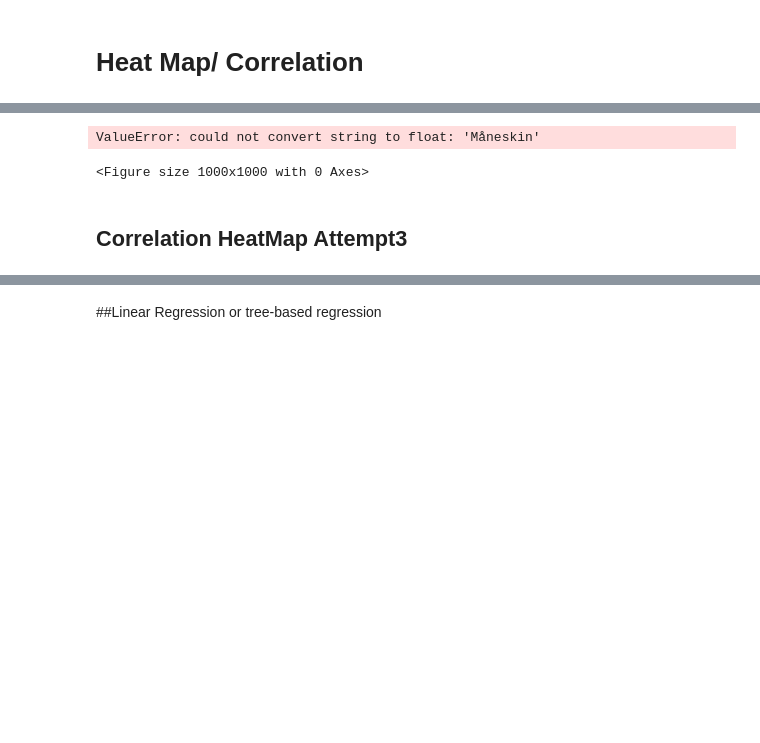
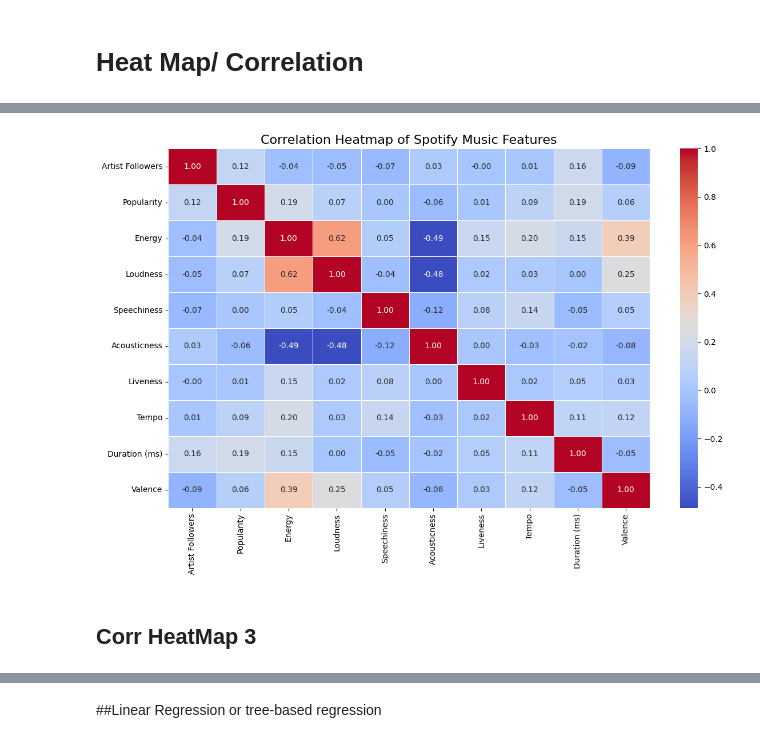
Before and after one commit to JuanReyesAn/Data-Science-Portfolio-C21, a Jupyter notebook: Projects/Project-4/Spotify.Description.for.Students.ipynb, the cells around one changed output, grey strips where cells are left out. Drawn from its saved outputs; the diff is of its cells as text; code cells hidden in the pictures; blank space fills up the shorter version.

```diff
--- a/Projects/Project-4/Spotify.Description.for.Students.ipynb
+++ b/Projects/Project-4/Spotify.Description.for.Students.ipynb
@@ -395,7 +385,7 @@ spotify_c2 = spotify.copy()
 # drop Song Name, Song ID, Streams are identifiers
 # drop Danceabillity,'Weeks Charted', 'Week of Highest Charting' aftermath of popularity
 # drop Highest Charting Position and Number of Times Charted aftermath
-spotify_c2 = spotify.drop( columns = ['Song Name','Streams', 'Song ID', 'Danceability', 'Artist', 'Release Date', 'Weeks Charted', 'Week of Highest Charting', 'Highest Charting Position', 'Number of Times Charted'])
+spotify_c2 = spotify.drop( columns = ['Song Name','Streams','Chord','Genre', 'Song ID', 'Danceability', 'Artist', 'Release Date', 'Weeks Charted', 'Week of Highest Charting', 'Highest Charting Position', 'Number of Times Charted'])
 # %%
 spotify_c2.info()
 # %% [output]
@@ -452,0 +454,3 @@ memory usage: 190.3+ KB
+# %%
+# convert nulls to 0
+spotify_c2[float_cols] = spotify_c2[float_cols].fillna(0)
@@ -519,10 +621,23 @@ sns.heatmap(data=correlation_matrix, annot=True, vmin=-1, vmax=1) ;
-# %%
-plt.figure(figsize=(10,10))
-correlation_matrix = spotify_c2.corr().round(2)
-sns.heatmap(data=correlation_matrix, annot=True, vmin=-1, vmax=1) ;
-# %% [output]
-ValueError: could not convert string to float: 'Måneskin'
-<Figure size 1000x1000 with 0 Axes>
+# %%
+numeric_spotify = spotify_c2.select_dtypes(include=['int64', 'float64'])
+
+# 2. Calculate the correlation matrix
+corr_matrix = numeric_spotify.corr()
+
+# 3. Set up the matplotlib figure size
+plt.figure(figsize=(12, 8))
+
+# 4. Create the heatmap
+# 'annot=True' displays the numbers inside each square
+# 'cmap="coolwarm"' gives a nice blue (negative) to red (positive) color scheme
+sns.heatmap(corr_matrix, annot=True, fmt=".2f", cmap="coolwarm", linewidths=0.6)
+
+# 5. Add titles and show the plot
+plt.title("Correlation Heatmap of Spotify Music Features", fontsize=16)
+plt.tight_layout()
+plt.show()
+# %% [output]
+[figure, added]
 # %% [markdown]
-## Correlation HeatMap Attempt3
+## Corr HeatMap 3
 # %%
```
Also changed, not shown: parts of 50 cells of this notebook.
